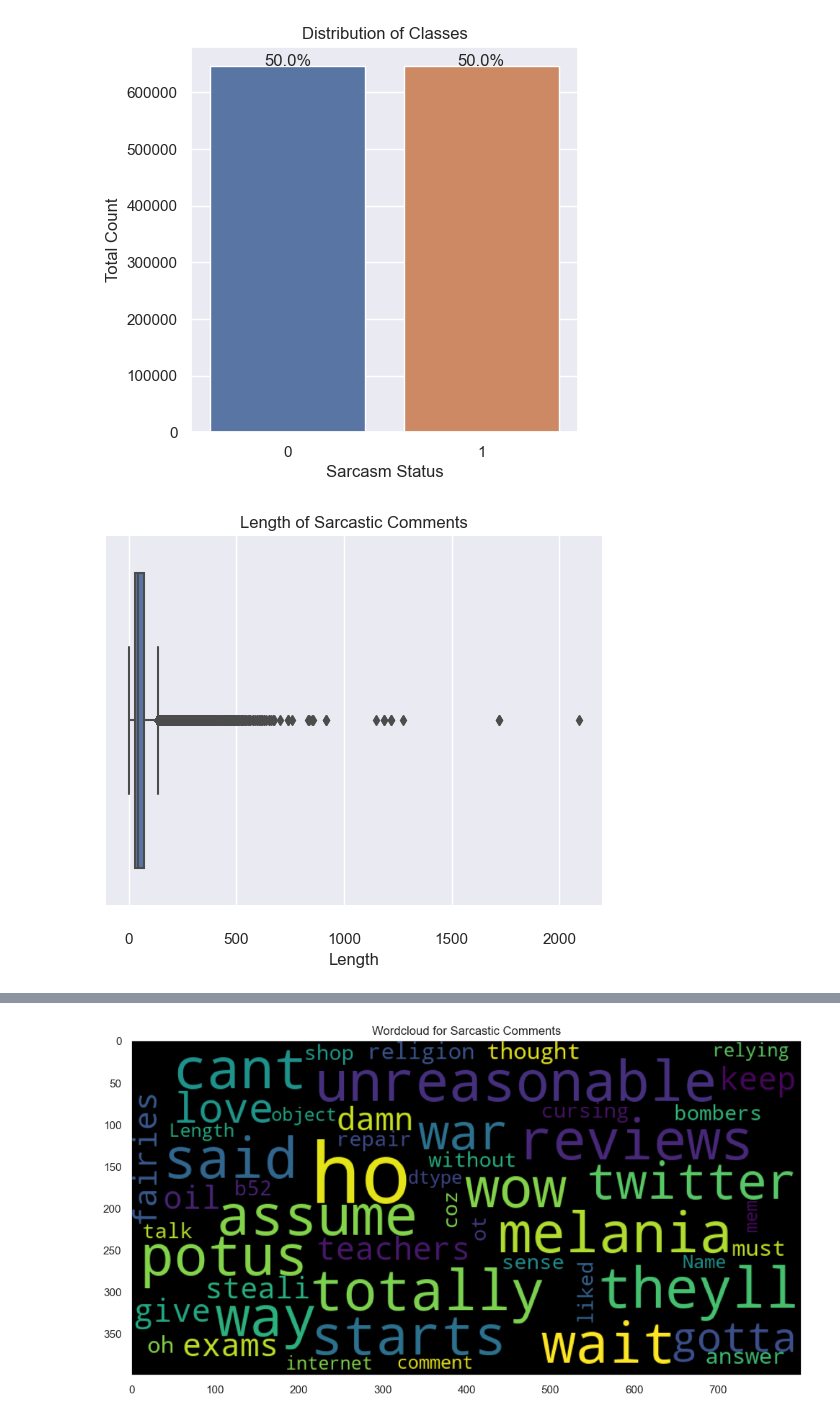
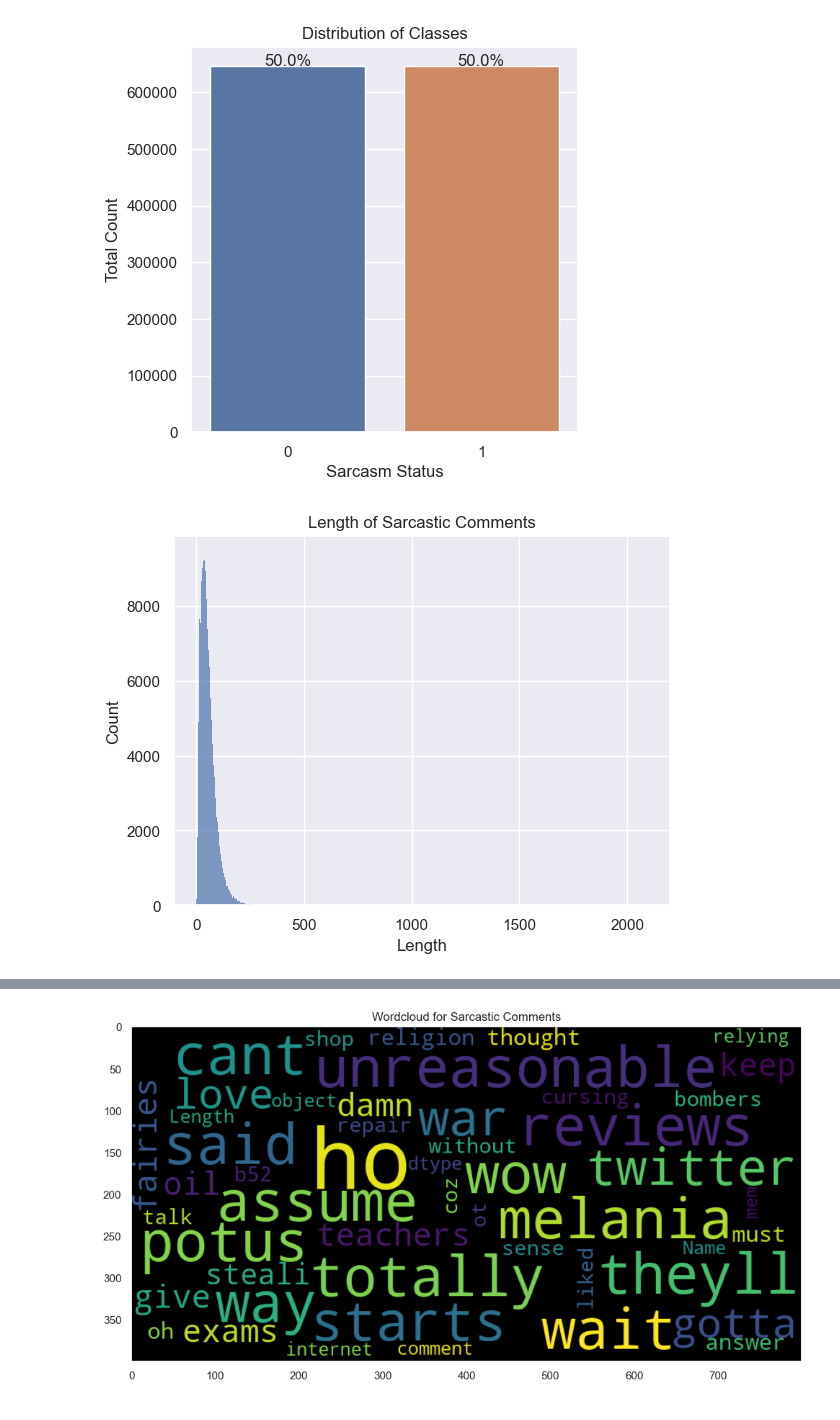
Before and after one commit to omarsrstt/nlp_project, a Jupyter notebook: src/preprocessing.ipynb, the cells around one changed output, grey strips where cells are left out. Saved outputs shown, nothing was run; the diff lists cells and outputs as text; code cells hidden in the pictures.

Commit message:
Added parameter in wordcloud and changed visualisation from boxplot to histogram

```diff
--- a/src/preprocessing.ipynb
+++ b/src/preprocessing.ipynb
@@ -128,9 +128,9 @@ plt.show()
 [figure]
 # %%
 # Distribution of the lenth of Sarcastic comments
-sns.boxplot(x= sarcasm_df.loc[sarcasm_df[label_col_name] == 1, comment_col_name].str.len()).set(title = 'Length of Sarcastic Comments', xlabel = 'Length')
-sns.despine(offset=10, trim=True)
+sns.histplot(data= sarcasm_df.loc[sarcasm_df[label_col_name] == 1, comment_col_name].str.len()).set(title = 'Length of Sarcastic Comments', xlabel = 'Length')
+#sns.despine(offset=10, trim=True)
 plt.show()
 # %% [output]
-[figure, old version]
+[figure, new version]
 # %%
```
Also changed, not shown: parts of 7 cells of this notebook.
